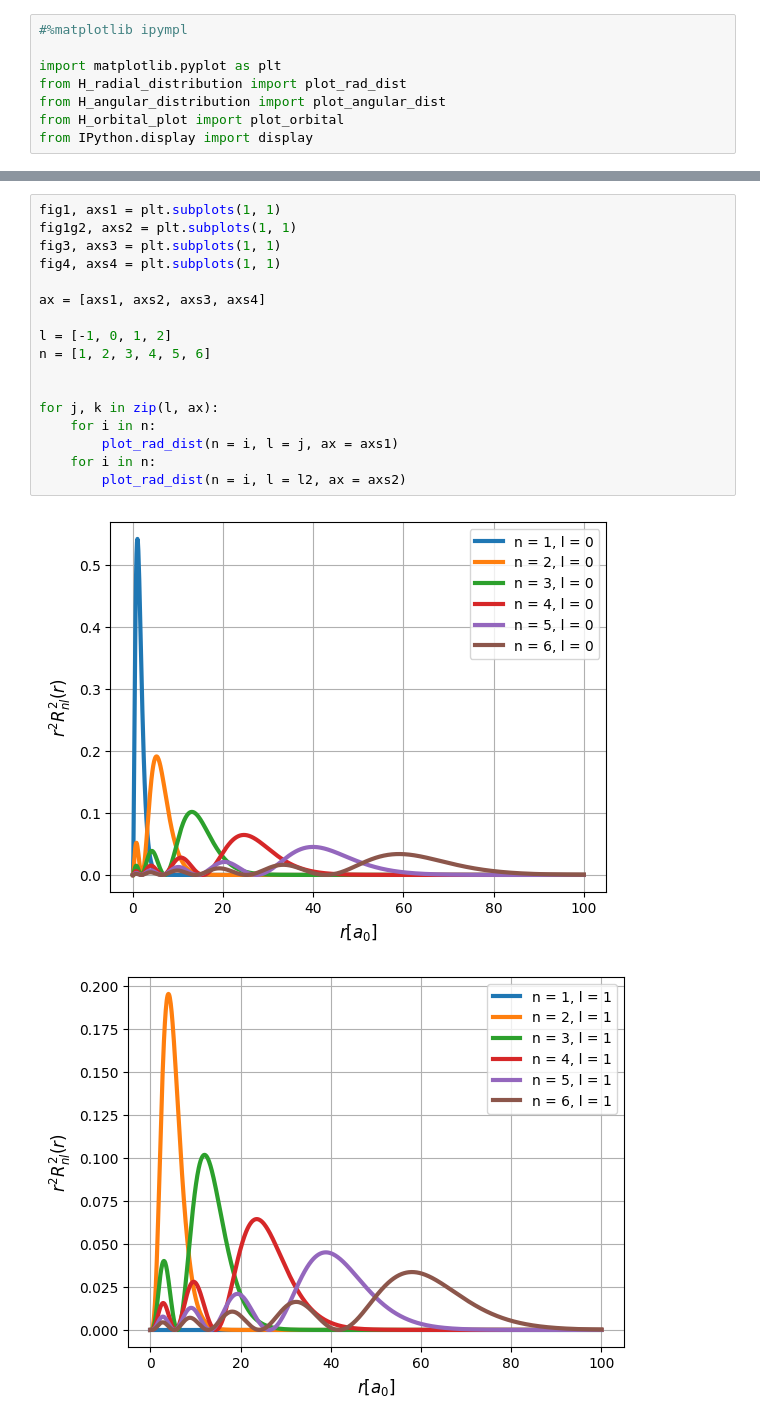
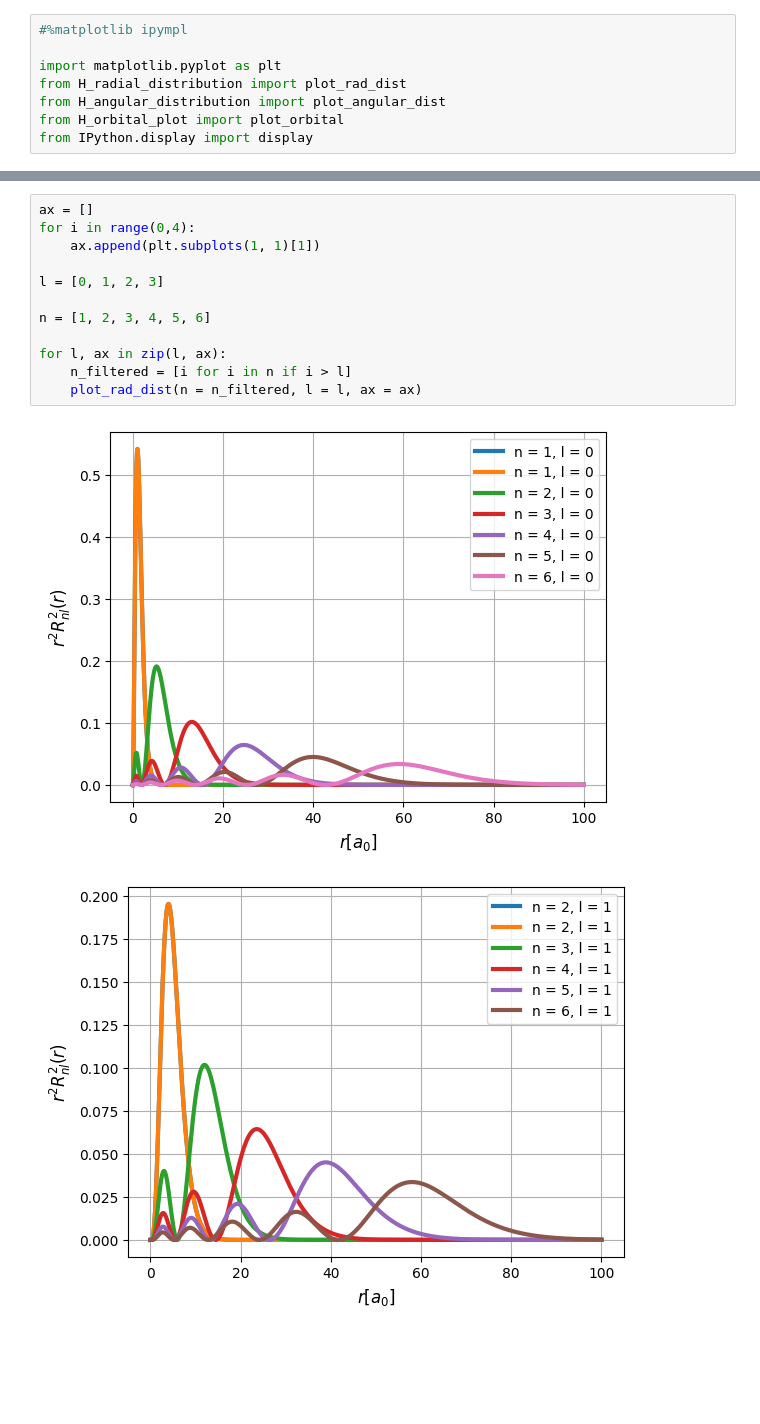
Before and after one commit to mikayla-eckelcifrese/EEE_434_functions, a Jupyter notebook: Project4_Atomic_Orbital_Simulation.ipynb, the cells around one changed output, grey strips where cells are left out. Saved outputs shown, nothing was run; the diff lists cells and outputs as text; blank space fills up the shorter version.

```diff
--- a/Project4_Atomic_Orbital_Simulation.ipynb
+++ b/Project4_Atomic_Orbital_Simulation.ipynb
@@ -18,20 +20,15 @@ from IPython.display import display
 # %%
-fig1, axs1 = plt.subplots(1, 1)
-fig1g2, axs2 = plt.subplots(1, 1)
-fig3, axs3 = plt.subplots(1, 1)
-fig4, axs4 = plt.subplots(1, 1)
+ax = []
+for i in range(0,4):
+    ax.append(plt.subplots(1, 1)[1])
 
-ax = [axs1, axs2, axs3, axs4]
+l = [0, 1, 2, 3]
 
-l = [-1, 0, 1, 2]
 n = [1, 2, 3, 4, 5, 6]
 
-
-for j, k in zip(l, ax):
-    for i in n:
-        plot_rad_dist(n = i, l = j, ax = axs1)
-    for i in n:
-        plot_rad_dist(n = i, l = l2, ax = axs2)
+for l, ax in zip(l, ax):
+    n_filtered = [i for i in n if i > l]
+    plot_rad_dist(n = n_filtered, l = l, ax = ax)
 # %% [output]
-[figure, old version]
+[figure, new version]
-[figure, old version]
+[figure, new version]
```
Also changed, not shown: parts of 3 cells of this notebook, 3 other files.
